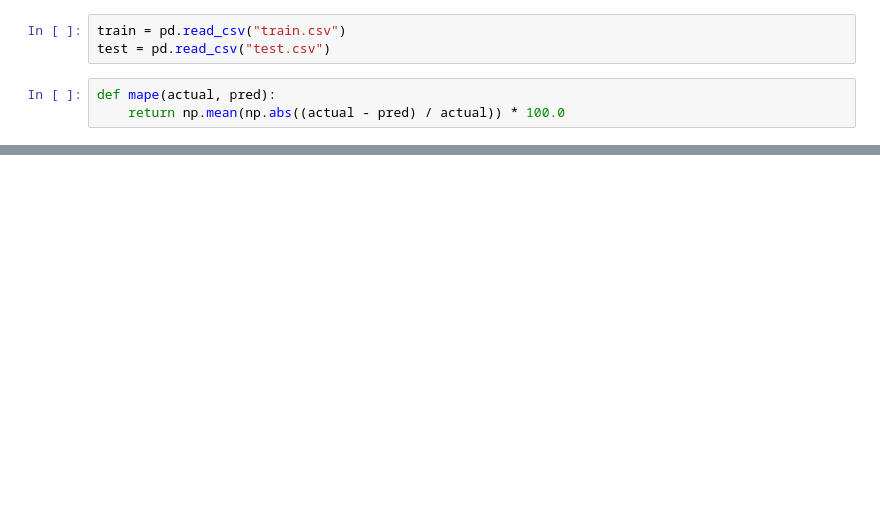
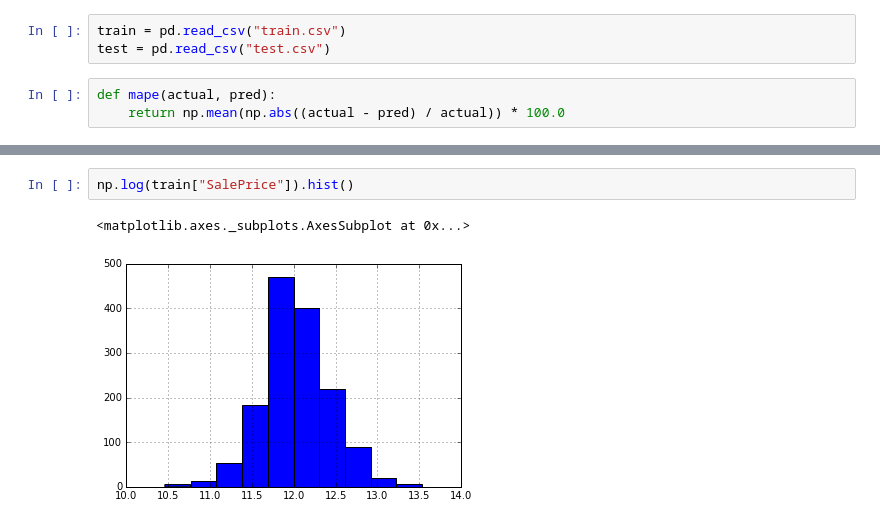
Before and after one commit to jameslawlor/kaggle_house_prices, a Jupyter notebook: notebook.ipynb, the cells around one changed output, grey strips where cells are left out. Drawn from its saved outputs; the diff is of its cells as text; blank space fills up the shorter version.

```diff
--- a/notebook.ipynb
+++ b/notebook.ipynb
@@ -24,0 +38,5 @@ train.describe()
+# %%
+np.log(train["SalePrice"]).hist()
+# %% [output]
+<matplotlib.axes._subplots.AxesSubplot at 0x...>
+[figure, added]
```
Also changed, not shown: parts of 3 cells of this notebook, 6 other files.
